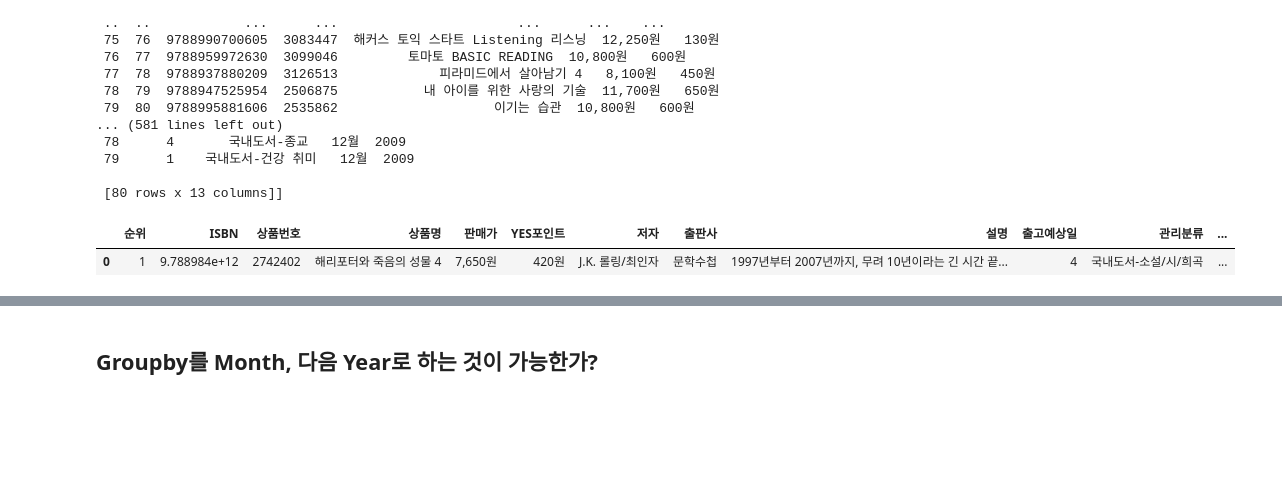
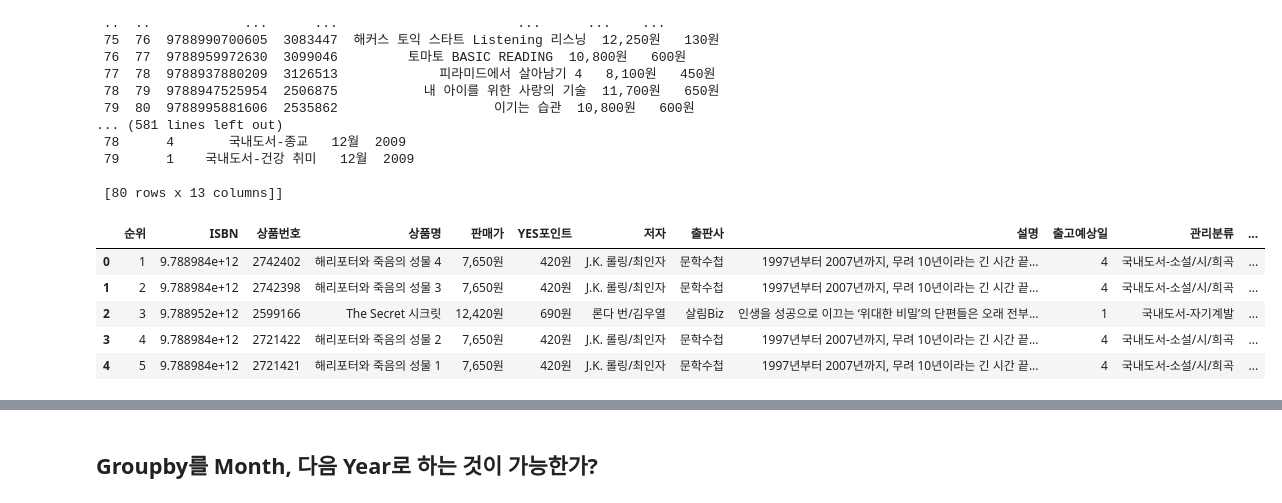
Before and after one commit to twg12/Bestseller-Analysis, a Jupyter notebook: Yes24 Bestseller/Total.ipynb, the cells around one changed output, grey strips where cells are left out. Drawn from its saved outputs; the diff is of its cells as text; code cells hidden in the pictures; blank space fills up the shorter version.

```diff
--- a/Yes24 Bestseller/Total.ipynb
+++ b/Yes24 Bestseller/Total.ipynb
@@ -193,9 +193,13 @@ List_2009
 
  [80 rows x 13 columns]]
 # %%
-Total = pd.concat([Yes24_2008, Yes24_2009], sort = False)
-Total.head(1)
+Two = pd.concat([Yes24_2008, Yes24_2009], sort = False)
+Two.head()
 # %% [output]
 |  | 순위 | ISBN | 상품번호 | 상품명 | 판매가 | YES포인트 | 저자 | 출판사 | 설명 | 출고예상일 | 관리분류 | ... |
 | 0 | 1 | 9.788984e+12 | 2742402 | 해리포터와 죽음의 성물 4 | 7,650원 | 420원 | J.K. 롤링/최인자 | 문학수첩 | 1997년부터 2007년까지, 무려 10년이라는 긴 시간 끝... | 4 | 국내도서-소설/시/희곡 | ... |
+| 1 | 2 | 9.788984e+12 | 2742398 | 해리포터와 죽음의 성물 3 | 7,650원 | 420원 | J.K. 롤링/최인자 | 문학수첩 | 1997년부터 2007년까지, 무려 10년이라는 긴 시간 끝... | 4 | 국내도서-소설/시/희곡 | ... |
+| 2 | 3 | 9.788952e+12 | 2599166 | The Secret 시크릿 | 12,420원 | 690원 | 론다 번/김우열 | 살림Biz | 인생을 성공으로 이끄는 ‘위대한 비밀’의 단편들은 오래 전부... | 1 | 국내도서-자기계발 | ... |
+| 3 | 4 | 9.788984e+12 | 2721422 | 해리포터와 죽음의 성물 2 | 7,650원 | 420원 | J.K. 롤링/최인자 | 문학수첩 | 1997년부터 2007년까지, 무려 10년이라는 긴 시간 끝... | 4 | 국내도서-소설/시/희곡 | ... |
+| 4 | 5 | 9.788984e+12 | 2721421 | 해리포터와 죽음의 성물 1 | 7,650원 | 420원 | J.K. 롤링/최인자 | 문학수첩 | 1997년부터 2007년까지, 무려 10년이라는 긴 시간 끝... | 4 | 국내도서-소설/시/희곡 | ... |
 # %%
```
Also changed, not shown: parts of 18 cells of this notebook.
